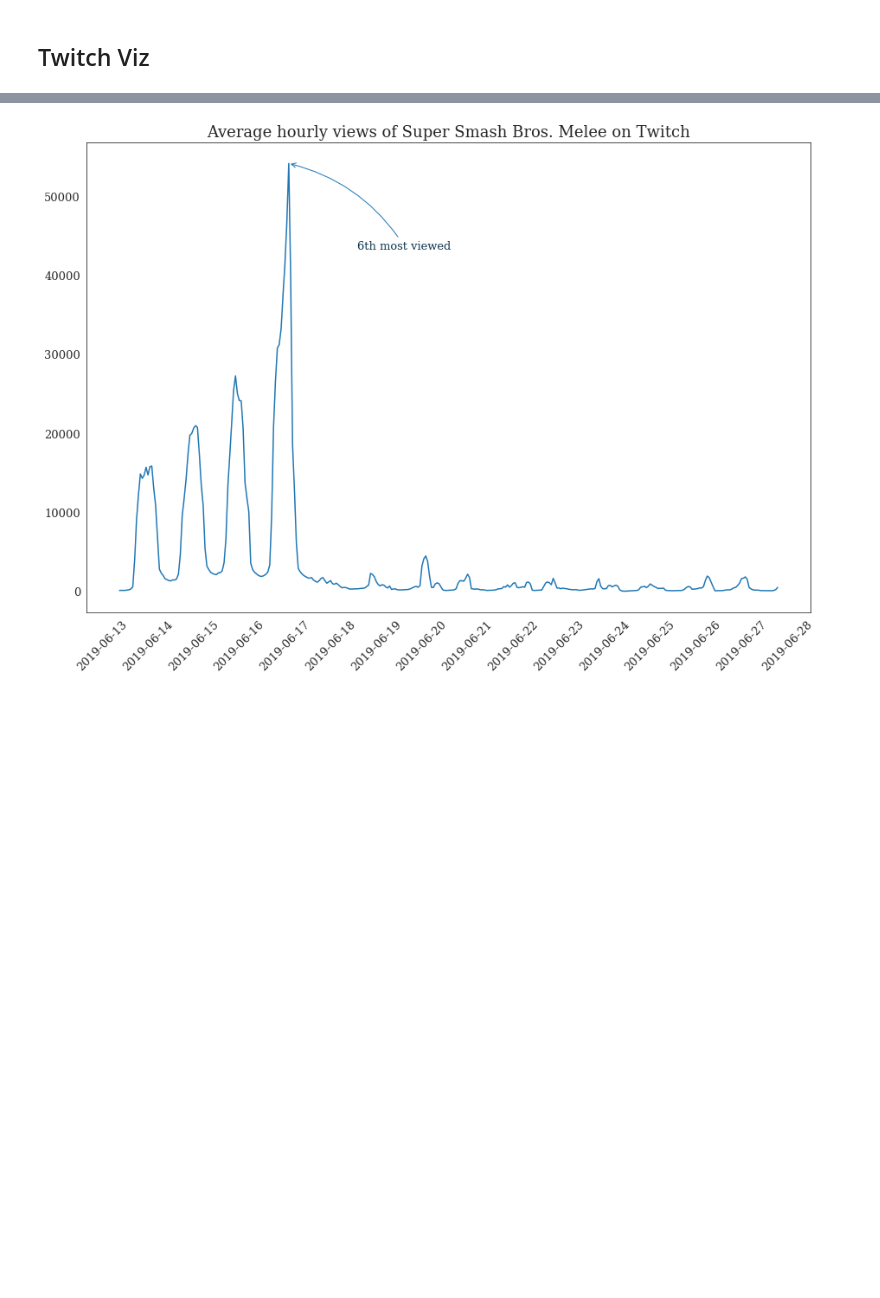
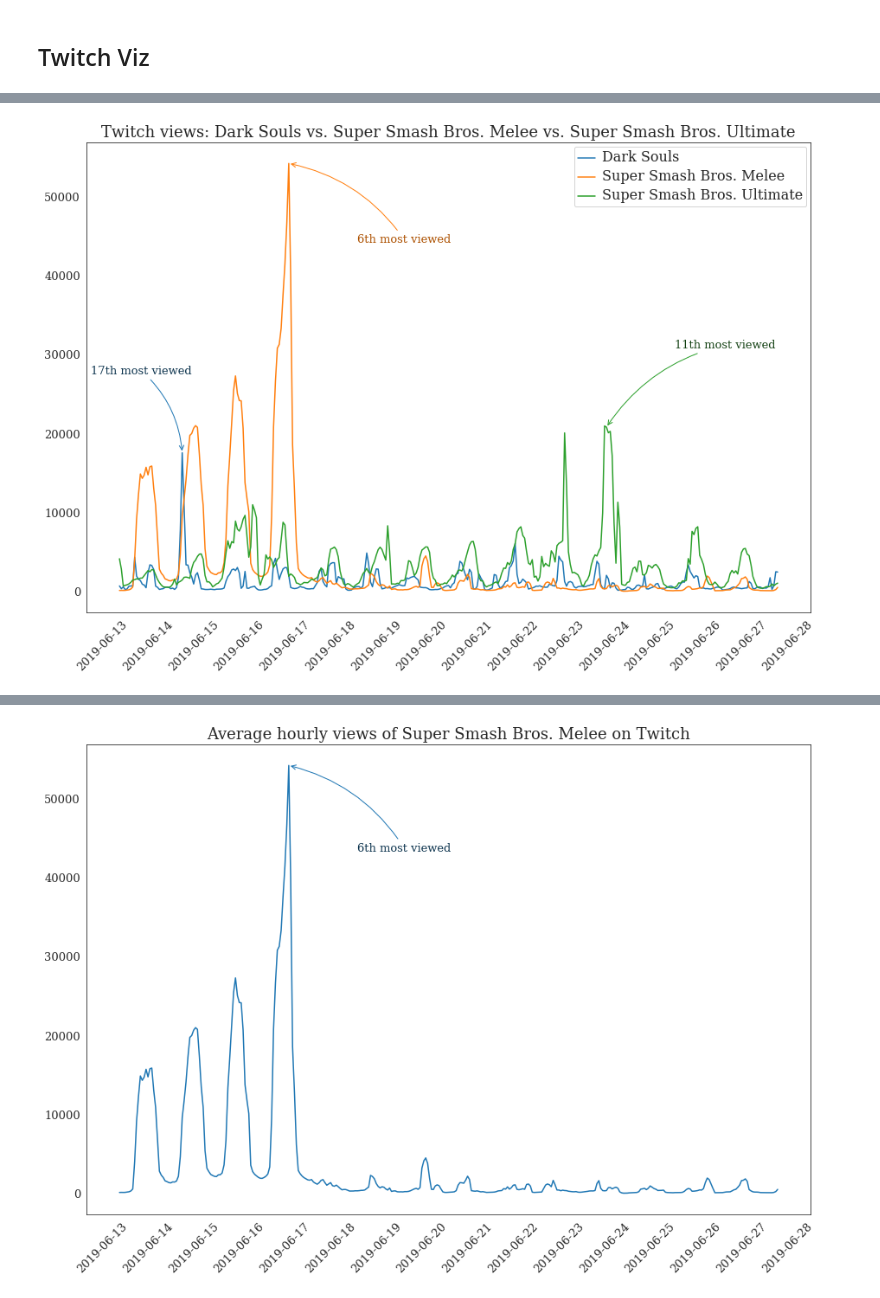
Before and after one commit to hechmik/videogames_buzz, a Jupyter notebook: notebooks/data_visualization.ipynb, the cells around one changed output, grey strips where cells are left out. Cells and saved outputs as stored; diff of their text form; code cells hidden in the pictures; blank space fills up the shorter version.

```diff
--- a/notebooks/data_visualization.ipynb
+++ b/notebooks/data_visualization.ipynb
@@ -266,3 +276,8 @@ plot_twitch([ "Super Smash Bros. Melee",  'Super Smash Bros. Ultimate'], dfh,
+# %%
+plot_twitch(['Dark Souls', "Super Smash Bros. Melee",  'Super Smash Bros. Ultimate'], dfh,
+            how = 'hourly', text_coors = [[-2, +10000], [1.5, -10000], [1.5, 10000]], rad = ['-0.2', '0.2', '0.2'])
+# %% [output]
+[figure, added]
 # %%
 plot_twitch([ "Super Mario Bros.",  'Tetris'], dfh, how = 'hourly', text_coors = [[1.5, - 1000], [1.5, 1000]])
 # %% [output]
```
Also changed, not shown: parts of 5 cells of this notebook.
